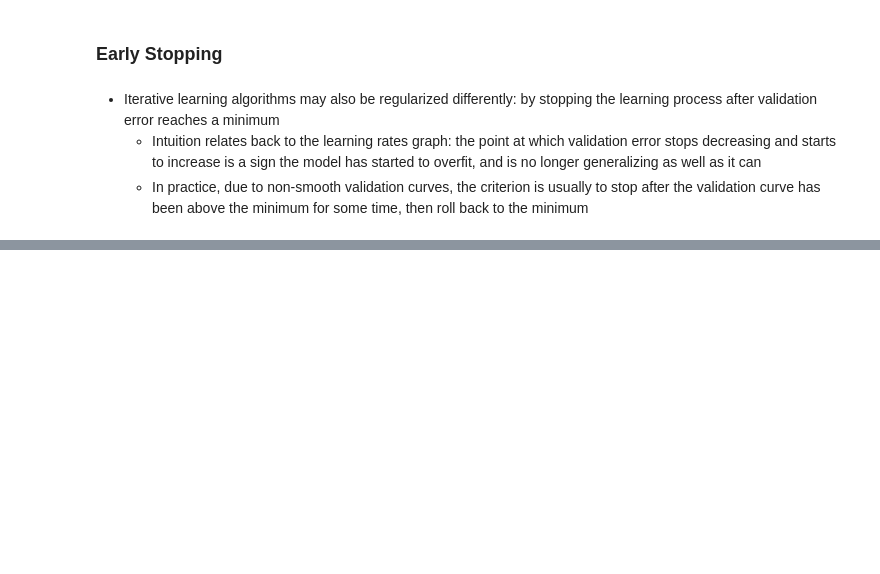
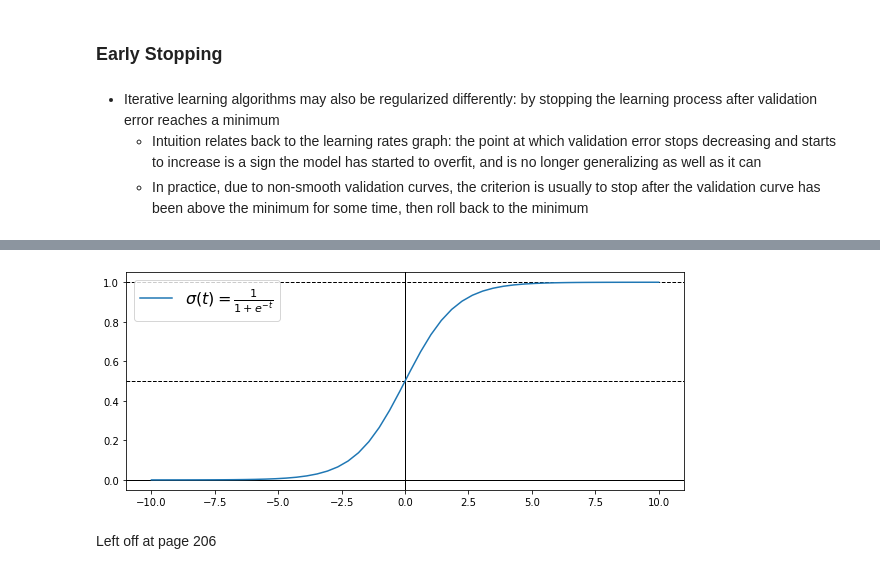
Before and after one commit to dcoxnard/handsonml_notes_solutions, a Jupyter notebook: 04_1_notes.ipynb, the cells around one changed output, grey strips where cells are left out. Drawn from its saved outputs; the diff is of its cells as text; code cells hidden in the pictures; blank space fills up the shorter version.

Commit message:
Logistic regression notes

```diff
--- a/04_1_notes.ipynb
+++ b/04_1_notes.ipynb
@@ -403,0 +439,17 @@ Stopped at the implementation of early stopping, page 204
+# %%
+def logistic(t):
+    return 1 / (1 + np.exp(-t))
+
+x = np.linspace(-10, 10, num=50)
+y = logistic(x)
+plt.figure(figsize=(10,4))
+plt.axvline(0, linewidth=1, color="black")
+plt.axhline(0, linewidth=1, color="black")
+plt.axhline(0.5, linewidth=1, color="black", linestyle="--")
+plt.axhline(1, linewidth=1, color="black", linestyle="--")
+plt.plot(x, y, label="$ \sigma(t) = \\frac{1}{1 + e^{-t}} $")
+plt.legend(prop={"size": 16});
+# %% [output]
+[figure, added]
+# %% [markdown]
+Left off at page 206
```
Also changed, not shown: parts of 24 cells of this notebook.
